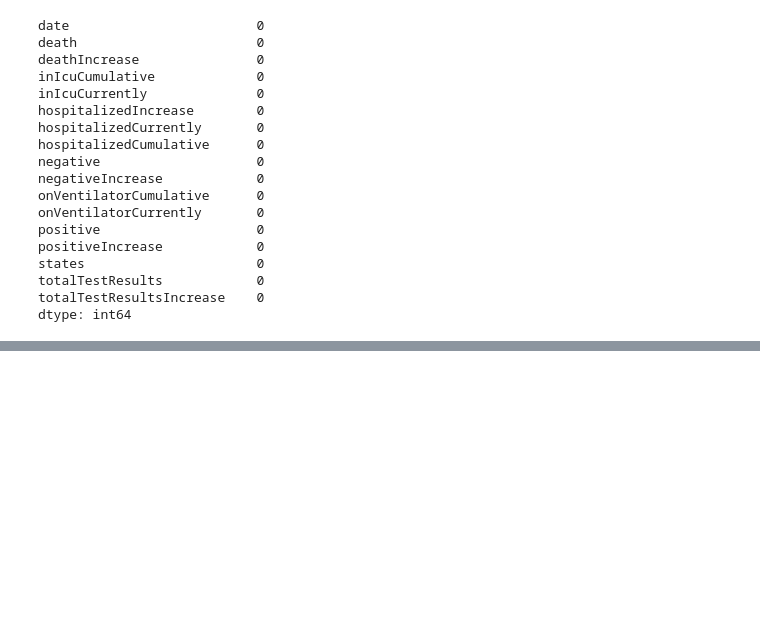
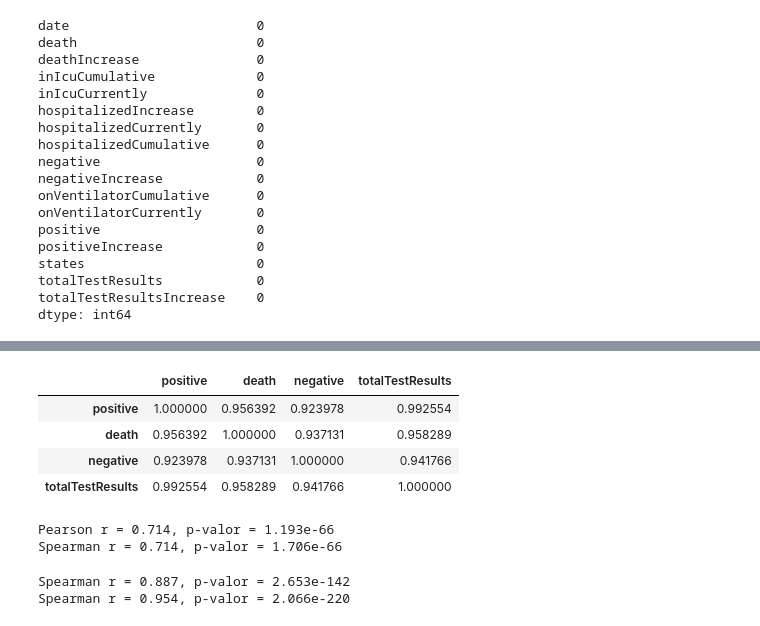
Before and after one commit to Bootcamp-DA-P2/AI-PROJECT-EDA-GRUPO5, a Jupyter notebook: eda_covid.ipynb, the cells around one changed output, grey strips where cells are left out. Cells and saved outputs as stored; diff of their text form; code cells hidden in the pictures; blank space fills up the shorter version.

```diff
--- a/eda_covid.ipynb
+++ b/eda_covid.ipynb
@@ -406,0 +436,25 @@ dtype: int64
+# %%
+cols = ['positive', 'death', 'negative', 'totalTestResults']
+df[cols].corr(method='pearson')
+# %% [output]
+|  | positive | death | negative | totalTestResults |
+| positive | 1.000000 | 0.956392 | 0.923978 | 0.992554 |
+| death | 0.956392 | 1.000000 | 0.937131 | 0.958289 |
+| negative | 0.923978 | 0.937131 | 1.000000 | 0.941766 |
+| totalTestResults | 0.992554 | 0.958289 | 0.941766 | 1.000000 |
+# %%
+r, p = stats.pearsonr(df['deathIncrease'], df['positiveIncrease'])
+print(f"Pearson r = {r:.3f}, p-valor = {p:.4g}")
+r_sp, p_sp = stats.spearmanr(df['deathIncrease'], df['positiveIncrease'])
+print(f"Spearman r = {r_sp:.3f}, p-valor = {p_sp:.4g}")
+# %% [output]
+Pearson r = 0.714, p-valor = 1.193e-66
+Spearman r = 0.714, p-valor = 1.706e-66
+# %%
+r, p = stats.pearsonr(df['totalTestResultsIncrease'], df['positiveIncrease'])
+print(f"Spearman r = {r:.3f}, p-valor = {p:.4g}")
+r_sp, p_sp = stats.spearmanr(df['totalTestResultsIncrease'], df['positiveIncrease'])
+print(f"Spearman r = {r_sp:.3f}, p-valor = {p_sp:.4g}")
+# %% [output]
+Spearman r = 0.887, p-valor = 2.653e-142
+Spearman r = 0.954, p-valor = 2.066e-220
```
Also changed, not shown: parts of 7 cells of this notebook.
